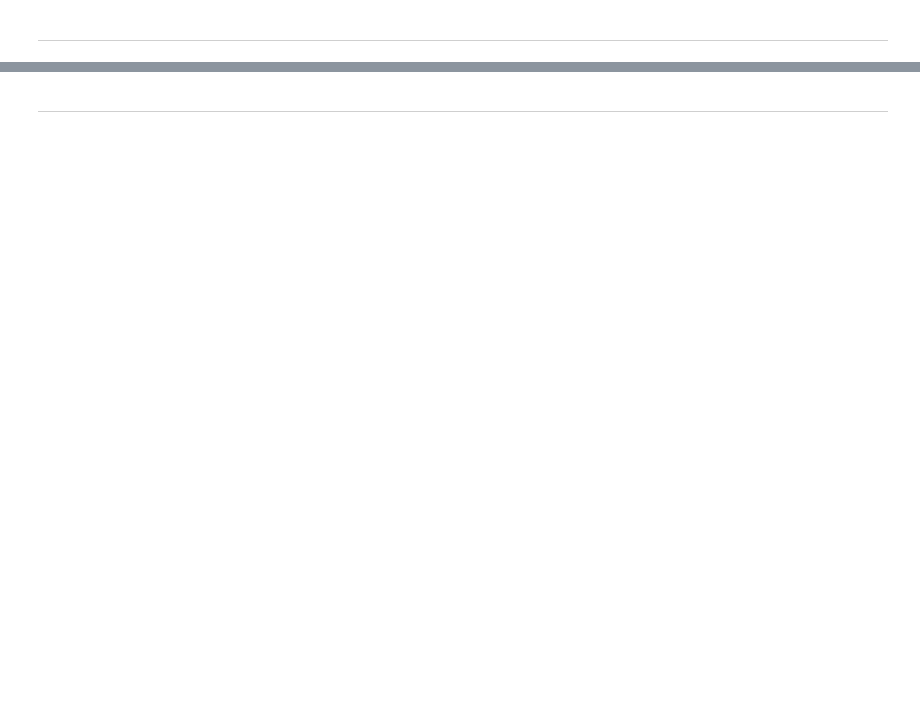
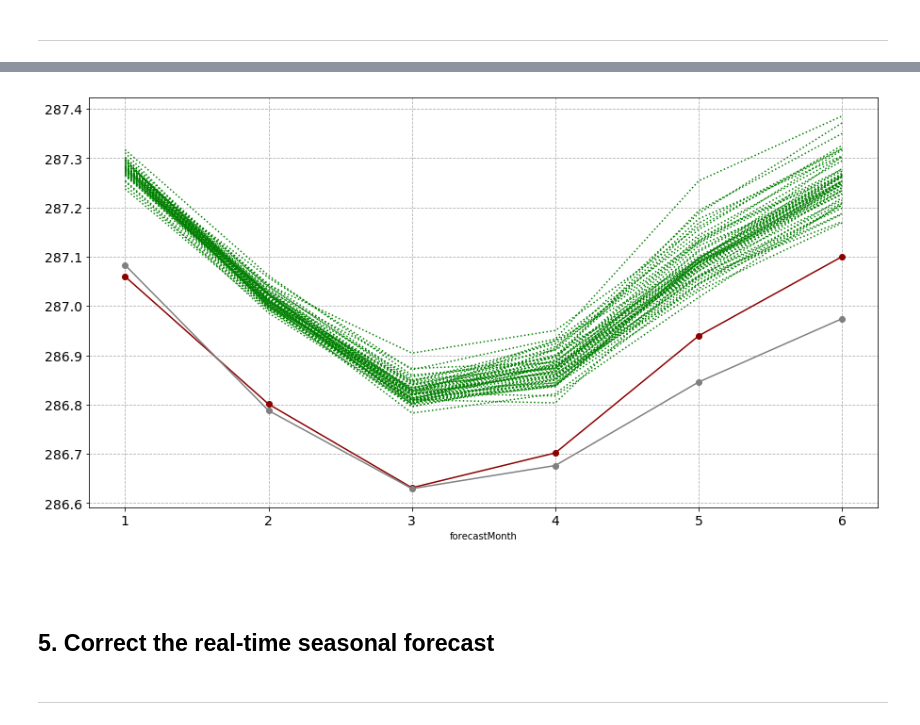
Before and after one commit to edupenabad/copernicus-training, a Jupyter notebook: 122_c3s_seasonal_forecasts_bias_correction.ipynb, the cells around one changed output, grey strips where cells are left out. Saved outputs shown, nothing was run; the diff lists cells and outputs as text; code cells hidden in the pictures; blank space fills up the shorter version.

```diff
--- a/122_c3s_seasonal_forecasts_bias_correction.ipynb
+++ b/122_c3s_seasonal_forecasts_bias_correction.ipynb
@@ -134,0 +406,3 @@ Result(content_length=28898640,content_type=application/x-grib,location=https://
+# %%
+observed_climate_global_df = observed_climate_global_assigned.to_dataframe()
+observed_climate_global_df
@@ -134,0 +418,3 @@ Result(content_length=28898640,content_type=application/x-grib,location=https://
+# %%
+model_climate_global_df = model_climate_global.to_dataframe()
+model_climate_global_df
@@ -134,0 +470,3 @@ Result(content_length=28898640,content_type=application/x-grib,location=https://
+# %%
+sst_forecast_global_df = sst_forecast_global.drop_vars(['surface','time']).to_dataframe(dim_order=['forecastMonth', 'number'])
+sst_forecast_global_df
@@ -134,0 +488,3 @@ Result(content_length=28898640,content_type=application/x-grib,location=https://
+# %%
+sst_forecast_global_df_final = sst_forecast_global_df.unstack()
+sst_forecast_global_df_final
@@ -135,3 +502,34 @@ Result(content_length=28898640,content_type=application/x-grib,location=https://
+# %%
+# Initiate a figure
+fig = plt.figure(figsize=(15,8))
+ax = plt.subplot()
+
+# Define the plotting function
+ax.plot(model_climate_global_df.sst, 'bo-', color='darkred', label='Model climate')
+ax.plot(observed_climate_global_df.sst, 'bo-', color='grey', label= 'Observed climate')
+
+sst_forecast_global_df_final.plot(ax=ax,
+                             linestyle='dotted', color='green', legend=False)
+
+ax.plot()
+
+# Customize the title and axes lables
+#ax.set_title('\n'+era5_t2m_max_2020_lille.long_name+'\n', fontsize=20)
+#ax.set_ylabel(era5_t2m_max_2020_lille.units, fontsize=14)
+#ax.set_xlabel('\nday', fontsize=14)
+
+# Customize the fontsize of the axes tickes
+plt.xticks(fontsize=14)
+plt.yticks(fontsize=14)
+
+# Add a gridline to the plot
+ax.grid(linestyle='--')
+# %% [output]
+[figure, added]
+# %% [markdown]
+<br>
+# %% [markdown]
+## <a id='bias_correction'></a>5. Correct the real-time seasonal forecast
 # %% [markdown]
 <hr>
 # %% [markdown]
```
Also changed, not shown: parts of 46 cells of this notebook, 2 other files.
